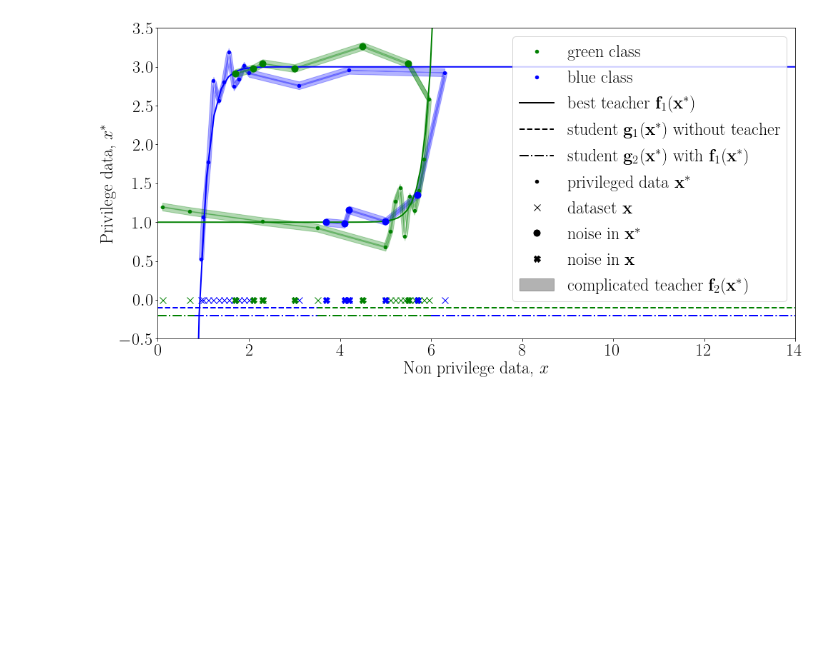
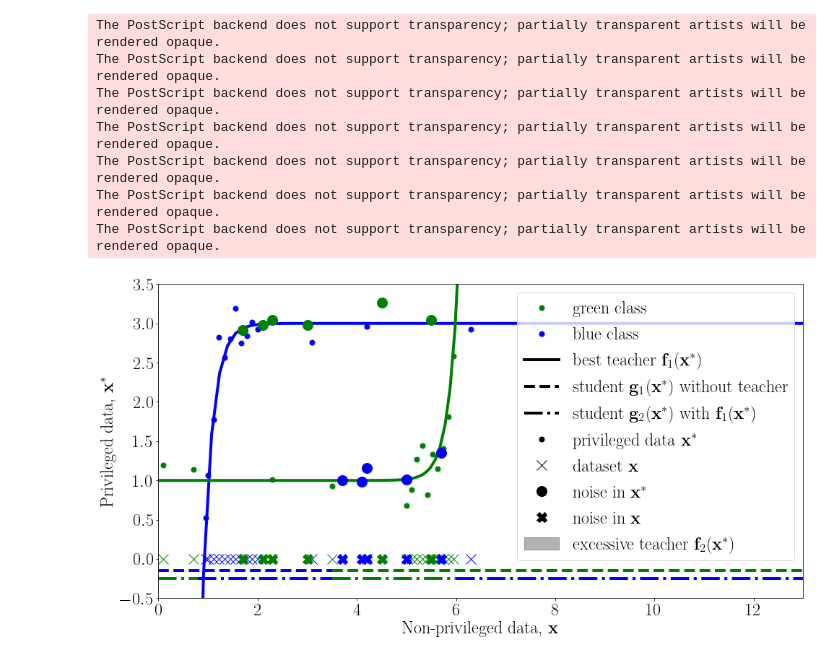
Before and after one commit to andriygav/BayesianDistilation, a Jupyter notebook: code/explanation.ipynb, the cells around one changed output. Cells and saved outputs as stored; diff of their text form; code cells hidden in the pictures; blank space fills up the shorter version.

```diff
--- a/code/explanation.ipynb
+++ b/code/explanation.ipynb
@@ -8,8 +8,8 @@ plt.rcParams['text.usetex'] = True
 # %%
 Text_size = 24
 
-plt.rcParams['lines.linewidth'] = 2
-plt.rcParams['lines.markersize'] = 9
+plt.rcParams['lines.linewidth'] = 4
+plt.rcParams['lines.markersize'] = 14
 plt.rcParams['xtick.labelsize'] = Text_size
 plt.rcParams['ytick.labelsize'] = Text_size
 plt.rcParams['legend.fontsize'] = Text_size
@@ -33,7 +33,7 @@ plt.plot([-1, -1], [-1, -1], '.', color=colors[0], label='blue class')
 plt.plot([-1, -1], [-1, -1], '-', color='black', label='best teacher $\mathbf{f}_1(\mathbf{x}^*)$')
 plt.plot([-1, -1], [-1, -1], '--', color='black', label='student $\mathbf{g}_1(\mathbf{x}^*)$ without teacher')
 plt.plot([-1, -1], [-1, -1], '-.', color='black', label='student $\mathbf{g}_2(\mathbf{x}^*)$ with $\mathbf{f}_1(\mathbf{x}^*)$')
-plt.fill_between(np.array([-1, -2]), np.array([-1, -1]), np.array([-2, -2]), '-', color='black', alpha=0.3, label='complicated teacher $\mathbf{f}_2(\mathbf{x}^*)$')
+plt.fill_between(np.array([-1, -2]), np.array([-1, -1]), np.array([-2, -2]), '-', color='black', alpha=0.3, label='excessive teacher $\mathbf{f}_2(\mathbf{x}^*)$')
 plt.plot([-1, -1], [-1, -1], '.', color='black', label='privileged data $\mathbf{x}^*$')
 plt.plot([-1, -1], [-1, -1], 'x', color='black', label='dataset $\mathbf{x}$')
 plt.plot([-1, -1], [-1, -1], 'o', color='black', label='noise in $\mathbf{x}^*$')
@@ -51,50 +51,57 @@ y_2 = func_2(points_2) + 0.2*np.random.randn(len(points_2))
 plt.plot(points_1, y_1, '.', color=colors[0])
 plt.plot(points_2, y_2, '.', color=colors[1])
 
 plt.plot(points_1, y_1*0, 'x', color=colors[0])
 plt.plot(points_2, y_2*0, 'x', color=colors[1])
 
 noise_points_1 = np.array([3.7, 4.1, 4.2, 5.7, 5])
 noise_points_2 = np.array([1.7, 2.1, 2.3, 5.5, 4.5, 3])
 
 noise_y_1 = func_2(noise_points_1) + 0.2*np.random.randn(len(noise_points_1))
 noise_y_2 = func_1(noise_points_2) + 0.2*np.random.randn(len(noise_points_2))
 
 plt.plot(noise_points_1, noise_y_1, 'o', color=colors[0])
 plt.plot(noise_points_2, noise_y_2, 'o', color=colors[1])
 
 plt.plot(noise_points_1, noise_y_1*0, 'X', color=colors[0])
 plt.plot(noise_points_2, noise_y_2*0, 'X', color=colors[1])
 
 
-delta = 0.05
-index_1 = np.argsort(points_1)
-noise_index_1 = np.argsort(noise_points_1)[::-1]
-plt.fill_between(np.array(points_1[index_1].tolist() + noise_points_1[noise_index_1].tolist()), np.array(y_1[index_1].tolist() + noise_y_1[noise_index_1].tolist())+delta, np.array(y_1[index_1].tolist() + noise_y_1[noise_index_1].tolist())-delta, color=colors[0], alpha=0.3)
-plt.fill_betweenx(np.array(y_1[index_1].tolist() + noise_y_1[noise_index_1].tolist()), np.array(points_1[index_1].tolist() + noise_points_1[noise_index_1].tolist())+delta, np.array(points_1[index_1].tolist() + noise_points_1[noise_index_1].tolist())-delta, color=colors[0], alpha=0.3)
+# delta = 0.1
+# index_1 = np.argsort(points_1)
+# noise_index_1 = np.argsort(noise_points_1)[::-1]
+# plt.fill_between(np.array(points_1[index_1].tolist() + noise_points_1[noise_index_1].tolist()), np.array(y_1[index_1].tolist() + noise_y_1[noise_index_1].tolist())+delta, np.array(y_1[index_1].tolist() + noise_y_1[noise_index_1].tolist())-delta, color=colors[0], alpha=0.3)
+# plt.fill_betweenx(np.array(y_1[index_1].tolist() + noise_y_1[noise_index_1].tolist()), np.array(points_1[index_1].tolist() + noise_points_1[noise_index_1].tolist())+delta, np.array(points_1[index_1].tolist() + noise_points_1[noise_index_1].tolist())-delta, color=colors[0], alpha=0.3)
 
-index_2 = np.argsort(points_2)
-noise_index_2 = np.argsort(noise_points_2)[::-1]
-plt.fill_between(np.array(points_2[index_2].tolist() + noise_points_2[noise_index_2].tolist()), np.array(y_2[index_2].tolist() + noise_y_2[noise_index_2].tolist())+delta, np.array(y_2[index_2].tolist() + noise_y_2[noise_index_2].tolist())-delta, color=colors[1], alpha=0.3)
-plt.fill_betweenx(np.array(y_2[index_2].tolist() + noise_y_2[noise_index_2].tolist()), np.array(points_2[index_2].tolist() + noise_points_2[noise_index_2].tolist())+delta, np.array(points_2[index_2].tolist() + noise_points_2[noise_index_2].tolist())-delta, color=colors[1], alpha=0.3)
+# index_2 = np.argsort(points_2)
+# noise_index_2 = np.argsort(noise_points_2)[::-1]
+# plt.fill_between(np.array(points_2[index_2].tolist() + noise_points_2[noise_index_2].tolist()), np.array(y_2[index_2].tolist() + noise_y_2[noise_index_2].tolist())+delta, np.array(y_2[index_2].tolist() + noise_y_2[noise_index_2].tolist())-delta, color=colors[1], alpha=0.3)
+# plt.fill_betweenx(np.array(y_2[index_2].tolist() + noise_y_2[noise_index_2].tolist()), np.array(points_2[index_2].tolist() + noise_points_2[noise_index_2].tolist())+delta, np.array(points_2[index_2].tolist() + noise_points_2[noise_index_2].tolist())-delta, color=colors[1], alpha=0.3)
 
-plt.plot([0,3.5], [-0.1,-0.1], '--', color=colors[0])
-plt.plot([3.5,14], [-0.1,-0.1], '--', color=colors[1])
+plt.plot([0,3.5], [-0.15,-0.15], '--', color=colors[0])
+plt.plot([3.5,14], [-0.15,-0.15], '--', color=colors[1])
 
-plt.plot([0,0.8], [-0.2,-0.2], '-.', color=colors[1])
-plt.plot([0.8,3.5], [-0.2,-0.2], '-.', color=colors[0])
-plt.plot([3.5,6.0], [-0.2,-0.2], '-.', color=colors[1])
-plt.plot([6.0,14], [-0.2,-0.2], '-.', color=colors[0])
+plt.plot([0,0.8], [-0.25,-0.25], '-.', color=colors[1])
+plt.plot([0.8,3.5], [-0.25,-0.25], '-.', color=colors[0])
+plt.plot([3.5,6.0], [-0.25,-0.25], '-.', color=colors[1])
+plt.plot([6.0,14], [-0.25,-0.25], '-.', color=colors[0])
 
-plt.ylabel('Privilege data, $x^*$')
-plt.xlabel('Non privilege data, $x$')
+plt.ylabel('Privileged data, $\mathbf{x}^*$')
+plt.xlabel('Non-privileged data, $\mathbf{x}$')
 
-plt.xlim((0, 14))
+plt.xlim((0, 13))
 plt.ylim((-0.5, 3.5))
 
 plt.legend(loc='best')
 
-plt.savefig('./figures/explanation.jpg', bbox_inches='tight')
+plt.savefig('./figures/explanation.eps', bbox_inches='tight')
 plt.show()
 # %% [output]
+The PostScript backend does not support transparency; partially transparent artists will be rendered opaque.
+The PostScript backend does not support transparency; partially transparent artists will be rendered opaque.
+The PostScript backend does not support transparency; partially transparent artists will be rendered opaque.
+The PostScript backend does not support transparency; partially transparent artists will be rendered opaque.
+The PostScript backend does not support transparency; partially transparent artists will be rendered opaque.
+The PostScript backend does not support transparency; partially transparent artists will be rendered opaque.
+The PostScript backend does not support transparency; partially transparent artists will be rendered opaque.
-[figure, old version]
+[figure, new version]
```
Also changed, not shown: 2 other files.
